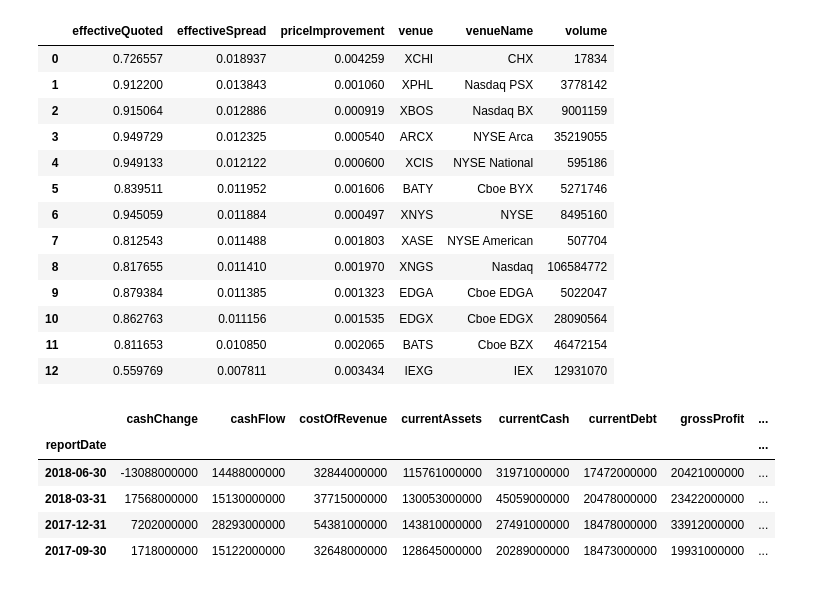
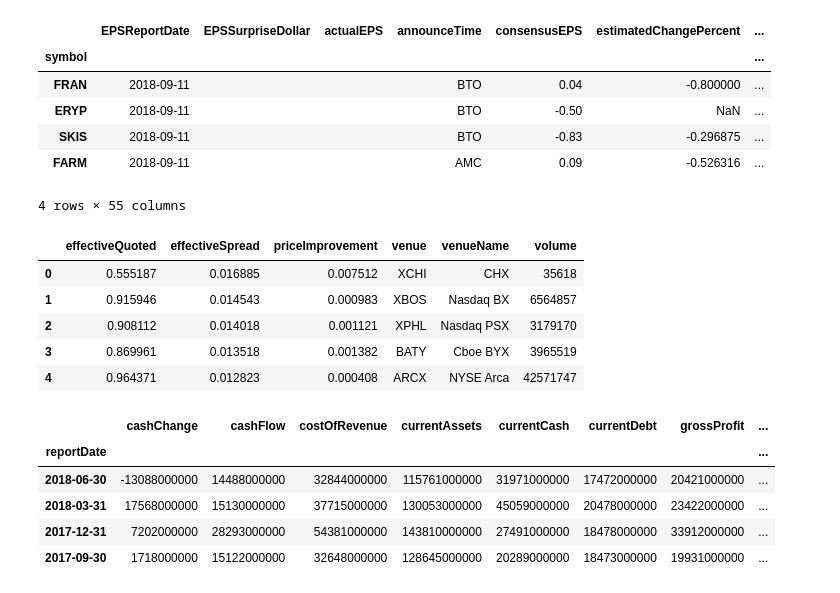
Before and after one commit to tkp-archive/pyEX, a Jupyter notebook: all.ipynb, the cells around one changed output. Drawn from its saved outputs; the diff is of its cells as text; code cells hidden in the pictures.

```diff
--- a/all.ipynb
+++ b/all.ipynb
@@ -97,20 +67,22 @@ pyEX.earningsDF(symbol)
+# %%
+pyEX.earningsTodayDF()
+# %% [output]
+|  | EPSReportDate | EPSSurpriseDollar | actualEPS | announceTime | consensusEPS | estimatedChangePercent | ... |
+| symbol |  |  |  |  |  |  | ... |
+| FRAN | 2018-09-11 |  |  | BTO | 0.04 | -0.800000 | ... |
+| ERYP | 2018-09-11 |  |  | BTO | -0.50 | NaN | ... |
+| SKIS | 2018-09-11 |  |  | BTO | -0.83 | -0.296875 | ... |
+| FARM | 2018-09-11 |  |  | AMC | 0.09 | -0.526316 | ... |
+4 rows × 55 columns
 # %%
-pyEX.spreadDF(symbol)
+pyEX.spreadDF(symbol).head()
 # %% [output]
 |  | effectiveQuoted | effectiveSpread | priceImprovement | venue | venueName | volume |
-| 0 | 0.726557 | 0.018937 | 0.004259 | XCHI | CHX | 17834 |
-| 1 | 0.912200 | 0.013843 | 0.001060 | XPHL | Nasdaq PSX | 3778142 |
-| 2 | 0.915064 | 0.012886 | 0.000919 | XBOS | Nasdaq BX | 9001159 |
-| 3 | 0.949729 | 0.012325 | 0.000540 | ARCX | NYSE Arca | 35219055 |
-| 4 | 0.949133 | 0.012122 | 0.000600 | XCIS | NYSE National | 595186 |
-| 5 | 0.839511 | 0.011952 | 0.001606 | BATY | Cboe BYX | 5271746 |
-| 6 | 0.945059 | 0.011884 | 0.000497 | XNYS | NYSE | 8495160 |
-| 7 | 0.812543 | 0.011488 | 0.001803 | XASE | NYSE American | 507704 |
-| 8 | 0.817655 | 0.011410 | 0.001970 | XNGS | Nasdaq | 106584772 |
-| 9 | 0.879384 | 0.011385 | 0.001323 | EDGA | Cboe EDGA | 5022047 |
-| 10 | 0.862763 | 0.011156 | 0.001535 | EDGX | Cboe EDGX | 28090564 |
-| 11 | 0.811653 | 0.010850 | 0.002065 | BATS | Cboe BZX | 46472154 |
-| 12 | 0.559769 | 0.007811 | 0.003434 | IEXG | IEX | 12931070 |
+| 0 | 0.555187 | 0.016885 | 0.007512 | XCHI | CHX | 35618 |
+| 1 | 0.915946 | 0.014543 | 0.000983 | XBOS | Nasdaq BX | 6564857 |
+| 2 | 0.908112 | 0.014018 | 0.001121 | XPHL | Nasdaq PSX | 3179170 |
+| 3 | 0.869961 | 0.013518 | 0.001382 | BATY | Cboe BYX | 3965519 |
+| 4 | 0.964371 | 0.012823 | 0.000408 | ARCX | NYSE Arca | 42571747 |
 # %%
 pyEX.financialsDF(symbol)
 # %% [output]
```
Also changed, not shown: parts of 9 cells of this notebook, 1 other file.
